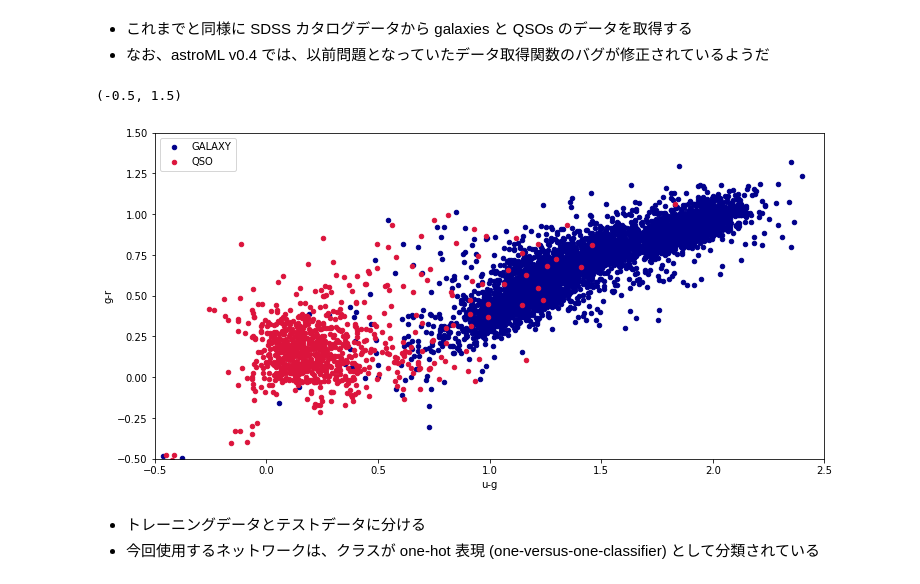
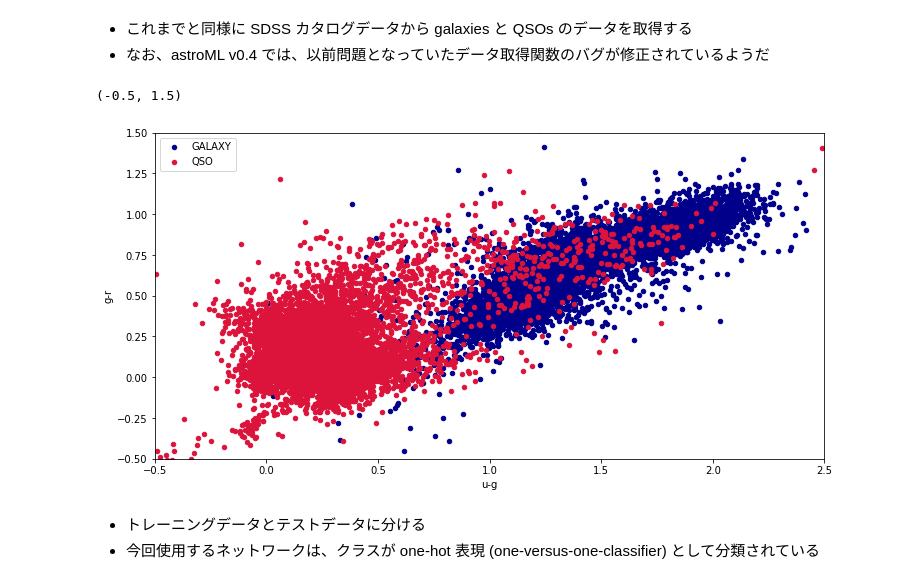
Before and after one commit to astropenguin/deep-learning-from-scratch, a Jupyter notebook: notes/01-classification_of_sdss_by_neural_network.ipynb, the cells around one changed output. Saved outputs shown, nothing was run; the diff lists cells and outputs as text; code cells hidden in the pictures.

```diff
--- a/notes/01-classification_of_sdss_by_neural_network.ipynb
+++ b/notes/01-classification_of_sdss_by_neural_network.ipynb
@@ -21,17 +24,19 @@ data_dir = Path().resolve().parent/'data'
 df = pd.DataFrame(fetch_sdss_galaxy_colors(data_dir))
 df['u-g'] = df['u'] - df['g']
 df['g-r'] = df['g'] - df['r']
-gal = df[df['specClass']=='GALAXY']
-qso = df[df['specClass']=='QSO']
+
+N = 8000
+gal = df[df['specClass']=='GALAXY'].sample(N)
+qso = df[df['specClass']=='QSO'].sample(N)
 # %%
 fig, ax = plt.subplots(figsize=(12, 6))
-gal[::10].plot.scatter(x='u-g', y='g-r', ax=ax, c='darkblue', label='GALAXY')
-qso[::10].plot.scatter(x='u-g', y='g-r', ax=ax, c='crimson', label='QSO')
+gal.plot.scatter(x='u-g', y='g-r', ax=ax, c='darkblue', label='GALAXY')
+qso.plot.scatter(x='u-g', y='g-r', ax=ax, c='crimson', label='QSO')
 ax.set_xlim(-0.5, 2.5)
 ax.set_ylim(-0.5, 1.5)
 # %% [output]
 (-0.5, 1.5)
-[figure, old version]
+[figure, new version]
 # %% [markdown]
 - トレーニングデータとテストデータに分ける
 - 今回使用するネットワークは、クラスが one-hot 表現 (one-versus-one-classifier) として分類されている
```
Also changed, not shown: parts of 14 cells of this notebook.
